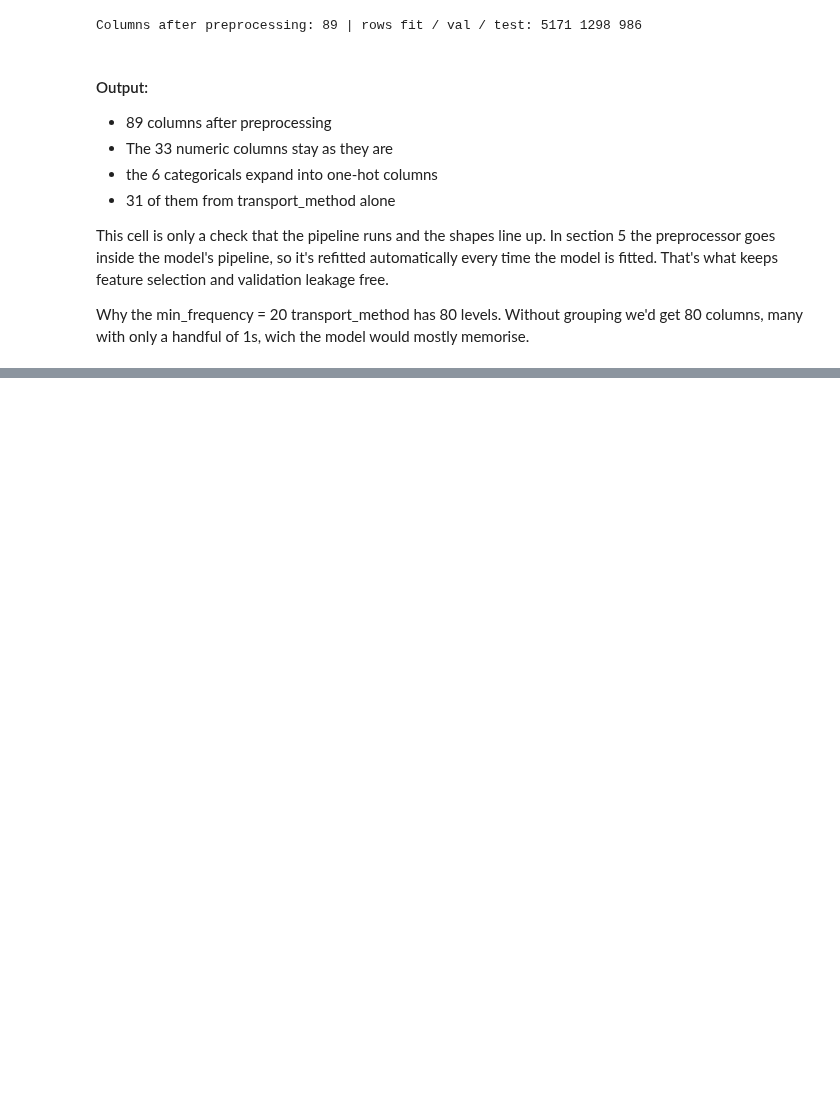
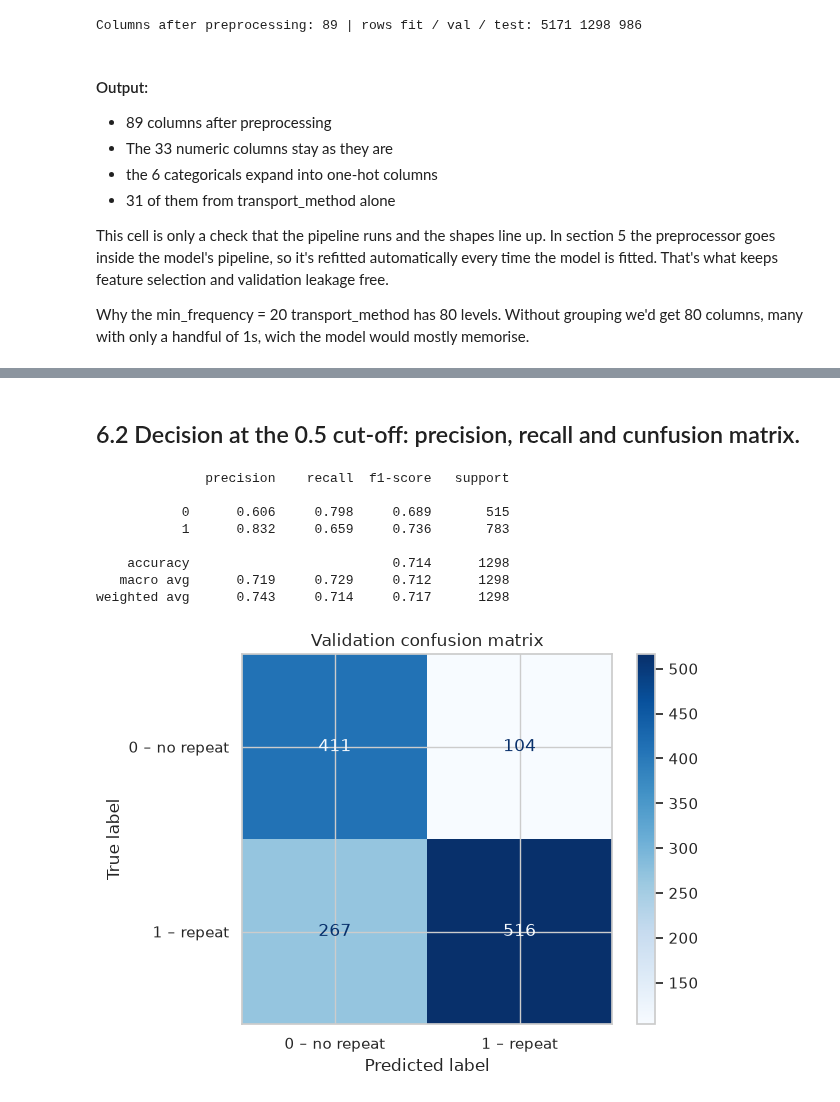
Before and after one commit to EduardoFDuarte/machine_learning_202627, a Jupyter notebook: notebooks/Mark_V1.ipynb, the cells around one changed output, grey strips where cells are left out. Cells and saved outputs as stored; diff of their text form; code cells hidden in the pictures; blank space fills up the shorter version.

```diff
--- a/notebooks/Mark_V1.ipynb
+++ b/notebooks/Mark_V1.ipynb
@@ -606,0 +730,6 @@ Drop identifiers and near-constant columns, run the correlation filter, then tes
+# %%
+FINAL_NUM = selected_num
+FINAL_CAT = no_transport
+print(f"Final feature set: {len(FINAL_NUM)} numeric + {len(FINAL_CAT)} categorical")
+print("Numeric:", FINAL_NUM)
+print("Categorical:", FINAL_CAT)
@@ -606,0 +758,17 @@ Drop identifiers and near-constant columns, run the correlation filter, then tes
+# %%
+FEATURES = FINAL_NUM + FINAL_CAT                          # the final feature set from Section 4
+
+model = Pipeline([
+    ("prep", make_preprocessor(FINAL_NUM, FINAL_CAT)),     # imputation, scaling, one-hot encoding
+    ("clf", LogisticRegression(class_weight="balanced",    # balance the two classes
+                               max_iter=3000,              # enough iterations for the solver to finish
+                               random_state=RANDOM_STATE)),
+])
+model.fit(fit_part[FEATURES], fit_part[TARGET])             # learns preprocessing AND weights on the fit part only
+
+# Baseline: always predicts the most frequent class (1 = repeat)
+dummy = DummyClassifier(strategy="most_frequent")
+dummy.fit(fit_part[FEATURES], fit_part[TARGET])
+
+print("Model inputs after preprocessing:",
+      len(model.named_steps["prep"].get_feature_names_out()), "columns")
@@ -606,0 +823,21 @@ Drop identifiers and near-constant columns, run the correlation filter, then tes
+# %% [markdown]
+## 6.2 Decision at the 0.5 cut-off: precision, recall and cunfusion matrix.
+# %%
+val_pred = model.predict(val_part[FEATURES])                     # 1 if probability ≥ 0.5, else 0
+
+print(classification_report(val_part[TARGET], val_pred, digits=3))
+
+ConfusionMatrixDisplay(confusion_matrix(val_part[TARGET], val_pred),
+                       display_labels=["0 – no repeat", "1 – repeat"]).plot(cmap="Blues")
+plt.title("Validation confusion matrix")
+plt.show()
+# %% [output]
+              precision    recall  f1-score   support
+
+           0      0.606     0.798     0.689       515
+           1      0.832     0.659     0.736       783
+
+    accuracy                          0.714      1298
+   macro avg      0.719     0.729     0.712      1298
+weighted avg      0.743     0.714     0.717      1298
+[figure, added]
```
Also changed, not shown: parts of 34 cells of this notebook, 1 other file.
